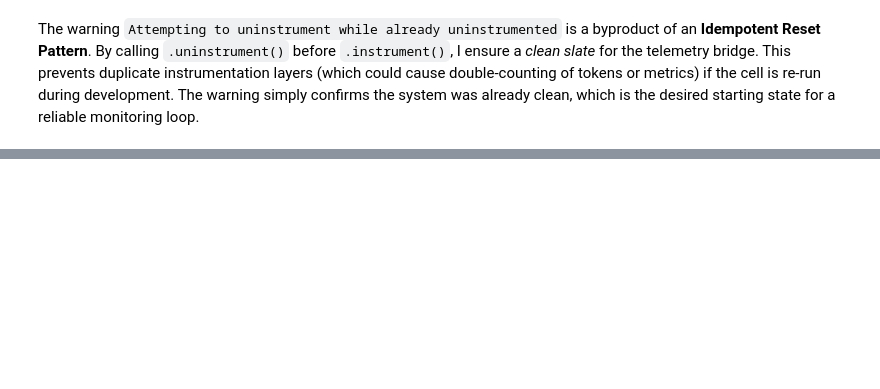
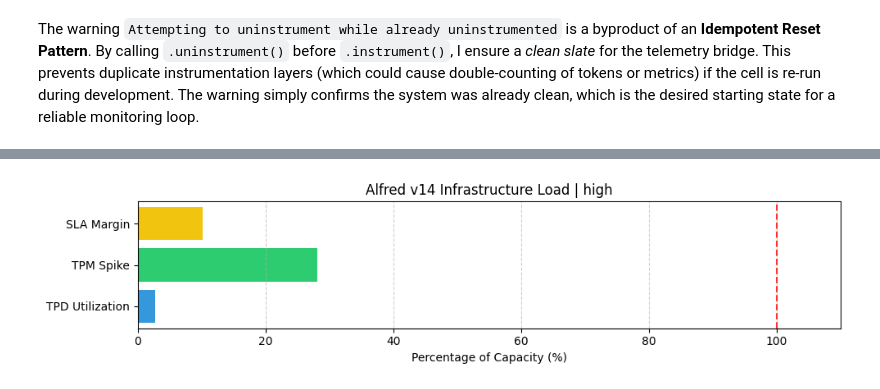
Before and after one commit to drobertsonmba/alfred-autonomous-orchestrator, a Jupyter notebook: GitHub_Masterfile_Alfred_Code_Agent_70B_dr.ipynb, the cells around one changed output, grey strips where cells are left out. Cells and saved outputs as stored; diff of their text form; code cells hidden in the pictures; blank space fills up the shorter version.

Commit message:
feat(v14): graduate 70B chassis with infrastructure-first governance; implement weighted TPM pressure and unified telemetry. Created using Colab

```diff
--- a/GitHub_Masterfile_Alfred_Code_Agent_70B_dr.ipynb
+++ b/GitHub_Masterfile_Alfred_Code_Agent_70B_dr.ipynb
@@ -740,0 +639,87 @@ The core logic for the **Forensic Governor** and the **Sync Gate** is maintained
+# %%
+# ZONE 5: THE FORENSIC DASHBOARD (Calibrated for Zone 3)
+import matplotlib.pyplot as plt
+
+print("--- 🕵️ ALFRED v14 MISSION AUDIT ---")
+
+# Defensive initialization for tps if mission failed early
+if 'tps' not in locals(): tps = 0
+
+if 'final_report' in locals() and final_report:
+    # 1. ⚖️ GOVERNANCE RECONCILIATION
+    # Re-assigning constants to match Zone 3 Governor state
+    tpm_limit = TPM_CEILING # 9600 [cite: 2026-03-01]
+    tpd_limit = tpd_limit   # 100000 [cite: 2026-03-04]
+
+    remaining_budget = tpd_limit - governor.daily_total
+    tpm_spike = (actual_total / tpm_limit) * 100
+    tpd_util_pct = (governor.daily_total / tpd_limit) * 100
+
+    # 2. 🛰️ FULL METADATA & KPI SCORE SYNC
+    if captured_trace_id:
+        try:
+            # We use langfuse_sdk to push the v15 Roadmap metrics [cite: 2026-03-01]
+            langfuse_sdk.score(
+                trace_id=captured_trace_id,
+                name="mission_telemetry",
+                value=tps,
+                metadata={
+                    "TPS_THROUGHPUT": tps,
+                    "EXECUTION_SECONDS": execution_duration,
+                    "ACTUAL_COST_TOKENS": actual_total,
+                    "GUEST_COUNT": GUEST_COUNT,
+                    "MISSION_COMPLEXITY": MISSION_COMPLEXITY,
+                    "TPD_UTILIZATION": f"{tpd_util_pct:.1f}%"
+                }
+            )
+            print("🛰️ KPI Sync: Metadata successfully anchored to Trace.")
+        except Exception as e:
+            print(f"⚠️ Telemetry jitter: {e}")
+
+    # 3. 📉 VISUAL TELEMETRY: INFRASTRUCTURE LOAD
+    metrics = ['TPD Utilization', 'TPM Spike', 'SLA Margin']
+    values = [tpd_util_pct, tpm_spike, (execution_duration / 45) * 100]
+    colors = ['#3498db', '#e74c3c' if tpm_spike > 100 else '#2ecc71', '#f1c40f']
+
+    plt.figure(figsize=(10, 2.5))
+    plt.barh(metrics, values, color=colors)
+    plt.xlim(0, 110)
+    plt.axvline(100, color='red', linestyle='--', alpha=0.8, label='Ceiling')
+    plt.title(f"Alfred v14 Infrastructure Load | {MISSION_COMPLEXITY}")
+    plt.xlabel("Percentage of Capacity (%)")
+    plt.grid(axis='x', linestyle='--', alpha=0.6)
+    plt.tight_layout()
+    plt.show()
+
+   # 4. 📝 FINAL AUDIT SUMMARY & ALERTS
+    # 🚨 ALERT LOGIC ADD-ON (Triggering at 50% of the 9,600 ceiling)
+    if actual_total > (tpm_limit * 0.50):
+        print(f"\n🚨 INFRASTRUCTURE ALERT: High Pressure Detected!")
+        print(f"Mission consumed {actual_total} tokens ({tpm_spike:.1f}% of ceiling).")
+        print(f"Action: Consider reducing MISSION_COMPLEXITY for the next run.")
+    else:
+        print(f"\n🟢 PRESSURE NOMINAL: {tpm_spike:.1f}% of ceiling utilized.")
+
+    # Verification: Governor Subtraction Check
+    print(f"--- ⚖️ GOVERNOR RECONCILIATION ---")
+    print(f"STATION: Alfred v14 (70B Engine) | TRACE: {captured_trace_id}")
+    print(f"MISSION STATUS: {'✅ PASSED' if passed_validation else '❌ FAILED'}")
+    print(f"TPD REMAINING: {remaining_budget:.0f} / {tpd_limit} tokens")
+    print(f"TPM PRESSURE: {tpm_spike:.1f}% of {tpm_limit} Ceiling")
+
+    # Check if Governor is properly subtracting
+    print(f"RECONCILED: {'✅' if (governor.daily_total >= actual_total) else '❌'}")
+
+    print("\n--- 📝 ALFRED'S FINAL REPORT ---")
+    print(final_report)
+
+    # 4. 📝 FINAL AUDIT SUMMARY
+    print(f"STATION: Alfred v14 (70B Engine) | TRACE: {captured_trace_id}")
+    print(f"MISSION STATUS: {'✅ PASSED' if passed_validation else '❌ FAILED'}")
+    print(f"TPD REMAINING: {remaining_budget:.0f} / {tpd_limit} tokens")
+    print(f"TPM PRESSURE: {tpm_spike:.1f}% of {tpm_limit} Ceiling")
+    print("\n--- 📝 ALFRED'S FINAL REPORT ---")
+    print(final_report)
+else:
+    print("⚠️ No mission data found. Please verify Zone 4 execution.")
+# %% [output]
@@ -740,0 +728 @@ The core logic for the **Forensic Governor** and the **Sync Gate** is maintained
+[figure, added]
```
Also changed, not shown: parts of 40 cells of this notebook.
